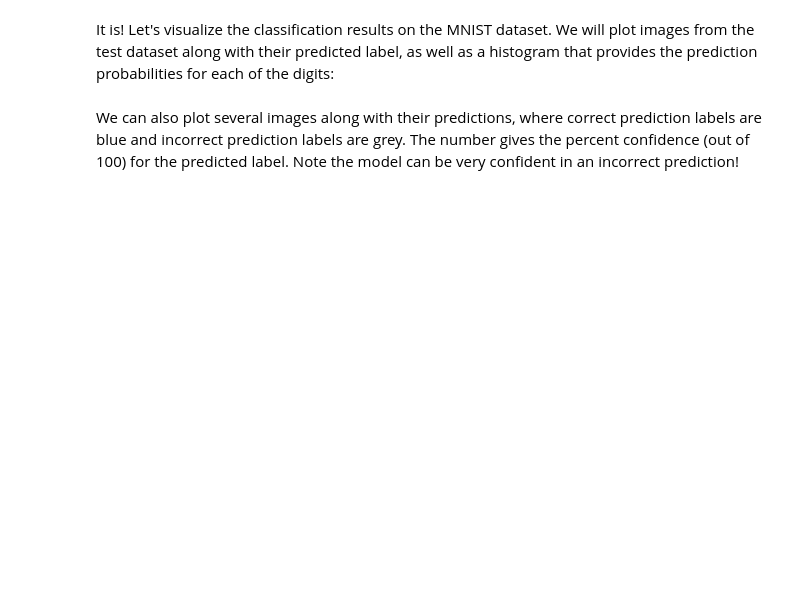
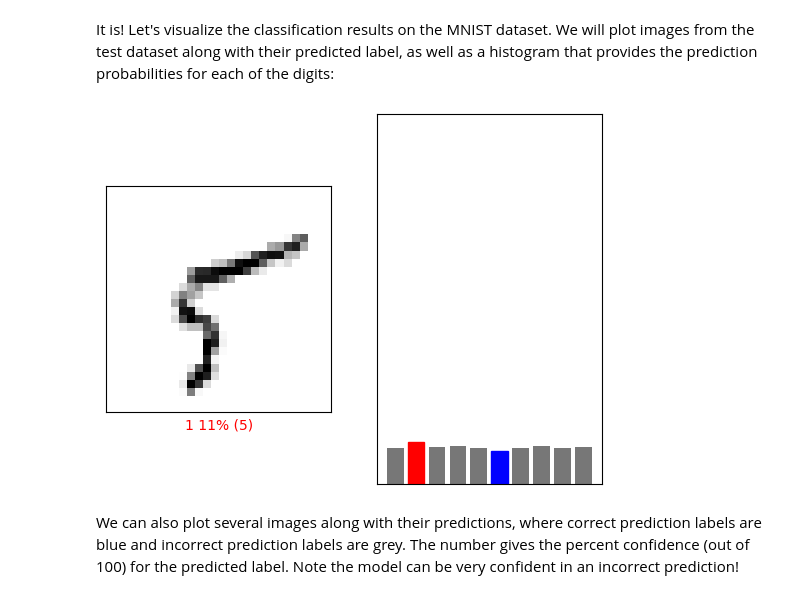
Before and after one commit to Venet1123/introtodeeplearning, a Jupyter notebook: lab2/Part1_MNIST.ipynb, the cells around one changed output. Saved outputs shown, nothing was run; the diff lists cells and outputs as text; code cells hidden in the pictures; blank space fills up the shorter version.

```diff
--- a/lab2/Part1_MNIST.ipynb
+++ b/lab2/Part1_MNIST.ipynb
@@ -156,7 +160,7 @@ You'll want to experiment with both the choice of optimizer and learning rate an
 '''TODO: Experiment with different optimizers and learning rates. How do these affect
     the accuracy of the trained model? Which optimizers and/or learning rates yield
     the best performance?'''
-model.compile(optimizer=tf.keras.optimizers.SGD(learning_rate=1e-2),
+model.compile(optimizer=tf.keras.optimizers.SGD(learning_rate=1e-1),
               loss='sparse_categorical_crossentropy',
               metrics=['accuracy'])
 # %% [markdown]
@@ -260,9 +280,14 @@ print(train_images[[0]].shape)
 Now, as before, we can define the loss function, optimizer, and metrics through the `compile` method. Compile the CNN model with an optimizer and learning rate of choice:
 # %%
 '''TODO: Define the compile operation with your optimizer and learning rate of choice'''
-cnn_model.compile(optimizer='''TODO''', loss='''TODO''', metrics=['accuracy']) # TODO
+cnn_model.compile(optimizer=tf.keras.optimizers.Adam(learning_rate=1e-3),
+              loss='sparse_categorical_crossentropy',
+              metrics=['accuracy']) # TODO
+#cnn_model.compile(optimizer=tf.keras.optimizers.SGD(learning_rate=1e-1),
+#              loss='sparse_categorical_crossentropy',
+#              metrics=['accuracy']) # TODO
 # %% [markdown]
 As was the case with the fully connected model, we can train our CNN using the `fit` method via the Keras API.
 # %%
 '''TODO: Use model.fit to train the CNN model, with the same batch_size and number of epochs previously used.'''
-cnn_model.fit('''TODO''')
+cnn_model.fit(train_images, train_labels, batch_size=BATCH_SIZE, epochs=EPOCHS)
@@ -305,11 +359,13 @@ It is! Let's visualize the classification results on the MNIST dataset. We will
 # %%
 #@title Change the slider to look at the model's predictions! { run: "auto" }
 
-image_index = 79 #@param {type:"slider", min:0, max:100, step:1}
+image_index = 59 #@param {type:"slider", min:0, max:100, step:1}
 plt.subplot(1,2,1)
 mdl.lab2.plot_image_prediction(image_index, predictions, test_labels, test_images)
 plt.subplot(1,2,2)
 mdl.lab2.plot_value_prediction(image_index, predictions,  test_labels)
+# %% [output]
+[figure, added]
 # %% [markdown]
 We can also plot several images along with their predictions, where correct prediction labels are blue and incorrect prediction labels are grey. The number gives the percent confidence (out of 100) for the predicted label. Note the model can be very confident in an incorrect prediction!
 # %%
```
Also changed, not shown: parts of 17 cells of this notebook.
